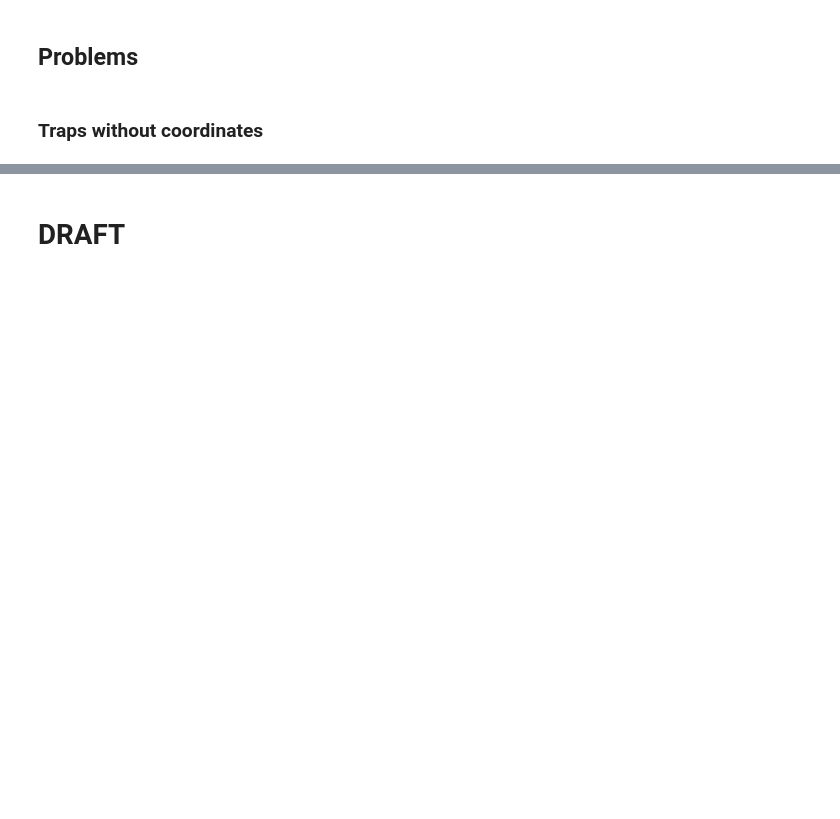
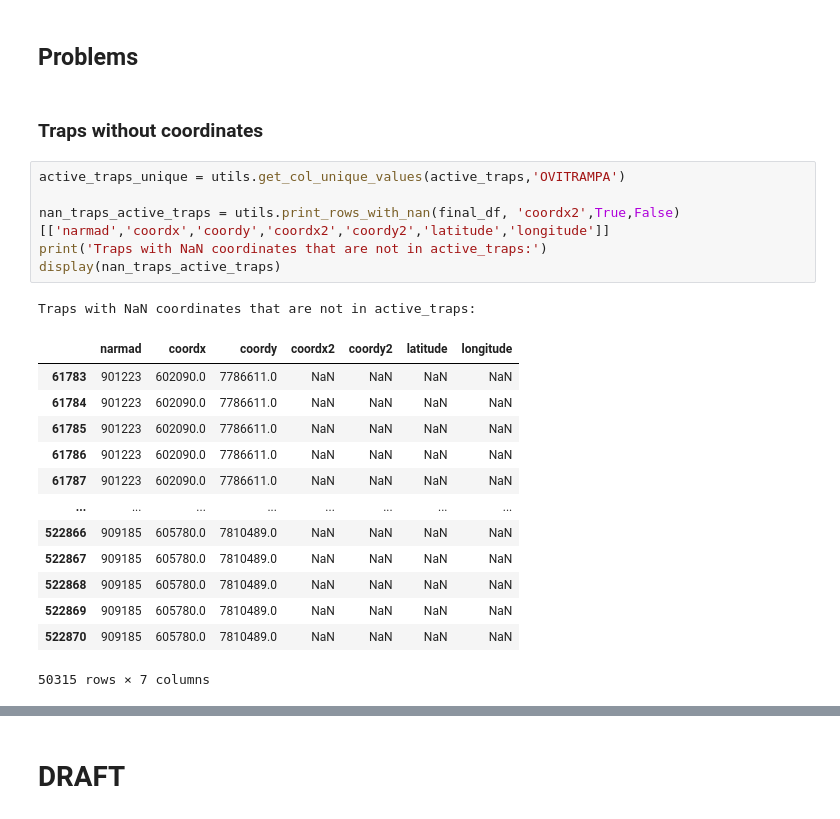
Before and after one commit to pedrobahia7/tcc_ovitraps, a Jupyter notebook: treated_df_initial_exploration.ipynb, the cells around one changed output, grey strips where cells are left out. Drawn from its saved outputs; the diff is of its cells as text; blank space fills up the shorter version.

```diff
--- a/treated_df_initial_exploration.ipynb
+++ b/treated_df_initial_exploration.ipynb
@@ -301,3 +301,24 @@ Index: []
 ## Problems
 # %% [markdown]
 ### Traps without coordinates
+# %%
+active_traps_unique = utils.get_col_unique_values(active_traps,'OVITRAMPA')
+
+nan_traps_active_traps = utils.print_rows_with_nan(final_df, 'coordx2',True,False)[['narmad','coordx','coordy','coordx2','coordy2','latitude','longitude']]
+print('Traps with NaN coordinates that are not in active_traps:')
+display(nan_traps_active_traps)
+# %% [output]
+Traps with NaN coordinates that are not in active_traps:
+|  | narmad | coordx | coordy | coordx2 | coordy2 | latitude | longitude |
+| 61783 | 901223 | 602090.0 | 7786611.0 | NaN | NaN | NaN | NaN |
+| 61784 | 901223 | 602090.0 | 7786611.0 | NaN | NaN | NaN | NaN |
+| 61785 | 901223 | 602090.0 | 7786611.0 | NaN | NaN | NaN | NaN |
+| 61786 | 901223 | 602090.0 | 7786611.0 | NaN | NaN | NaN | NaN |
+| 61787 | 901223 | 602090.0 | 7786611.0 | NaN | NaN | NaN | NaN |
+| ... | ... | ... | ... | ... | ... | ... | ... |
+| 522866 | 909185 | 605780.0 | 7810489.0 | NaN | NaN | NaN | NaN |
+| 522867 | 909185 | 605780.0 | 7810489.0 | NaN | NaN | NaN | NaN |
+| 522868 | 909185 | 605780.0 | 7810489.0 | NaN | NaN | NaN | NaN |
+| 522869 | 909185 | 605780.0 | 7810489.0 | NaN | NaN | NaN | NaN |
+| 522870 | 909185 | 605780.0 | 7810489.0 | NaN | NaN | NaN | NaN |
+50315 rows × 7 columns
```
Also changed, not shown: parts of 10 cells of this notebook.
